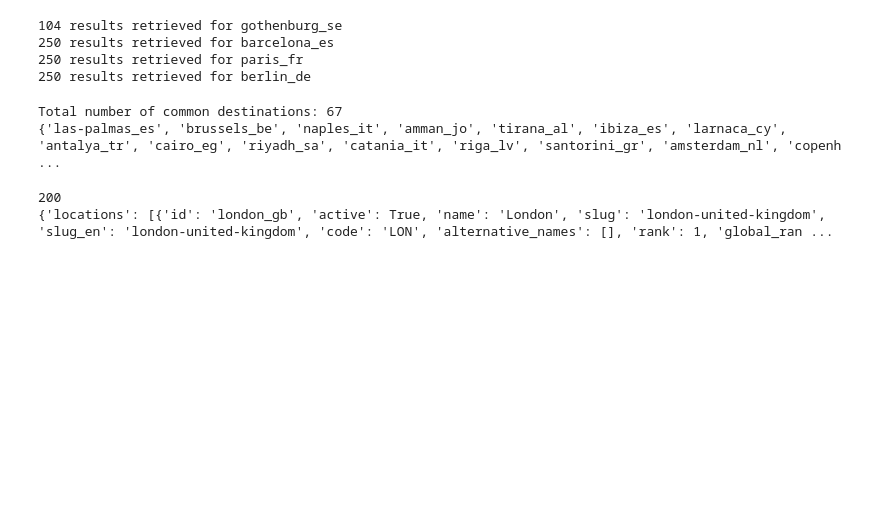
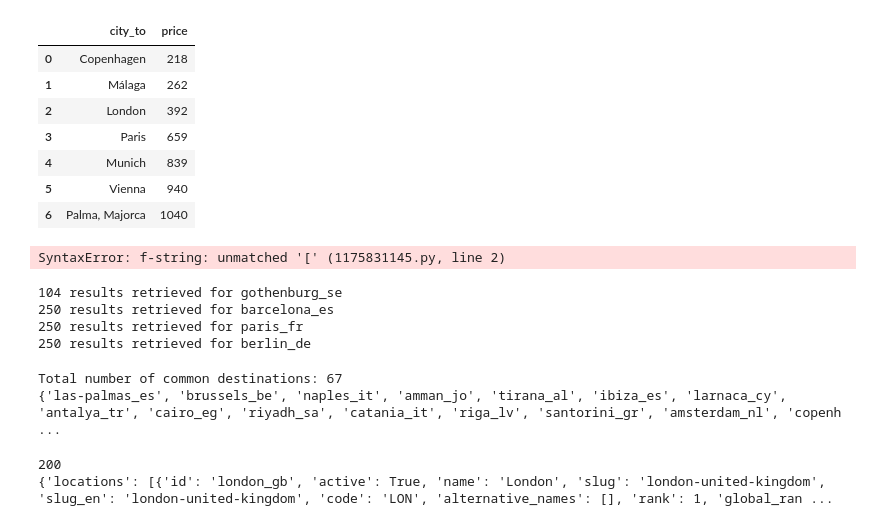
Before and after one commit to branchedelac/fly-me-to-the-mean, a Jupyter notebook: test_queries.ipynb, the cells around one changed output. Drawn from its saved outputs; the diff is of its cells as text; code cells hidden in the pictures; blank space fills up the shorter version.

```diff
--- a/test_queries.ipynb
+++ b/test_queries.ipynb
@@ -5,3 +62,21 @@ from dotenv import load_dotenv
+# %%
+group_destinations = cheapest_combos.groupby(["city_to"]).agg({"price": "sum"}).sort_values("price").reset_index()
+group_destinations
+# %% [output]
+|  | city_to | price |
+| 0 | Copenhagen | 218 |
+| 1 | Málaga | 262 |
+| 2 | London | 392 |
+| 3 | Paris | 659 |
+| 4 | Munich | 839 |
+| 5 | Vienna | 940 |
+| 6 | Palma, Majorca | 1040 |
+# %%
+cheapest_group_destination = group_destinations.iloc[0]
+print(f'The cheapetst destination for you and your friends to meet at is {cheapest_group_destination["city_to"]}, '
+      f'at €{cheapest_group_destination["price"]} in total or €{round(cheapest_group_destination["price"]/3),2} per person.')
+# %% [output]
+SyntaxError: f-string: unmatched '[' (1175831145.py, line 2)
 # %%
 load_dotenv()
 kiwi_user = os.environ.get("KIWI_USER")
```
Also changed, not shown: parts of 4 cells of this notebook, 4 other files.
